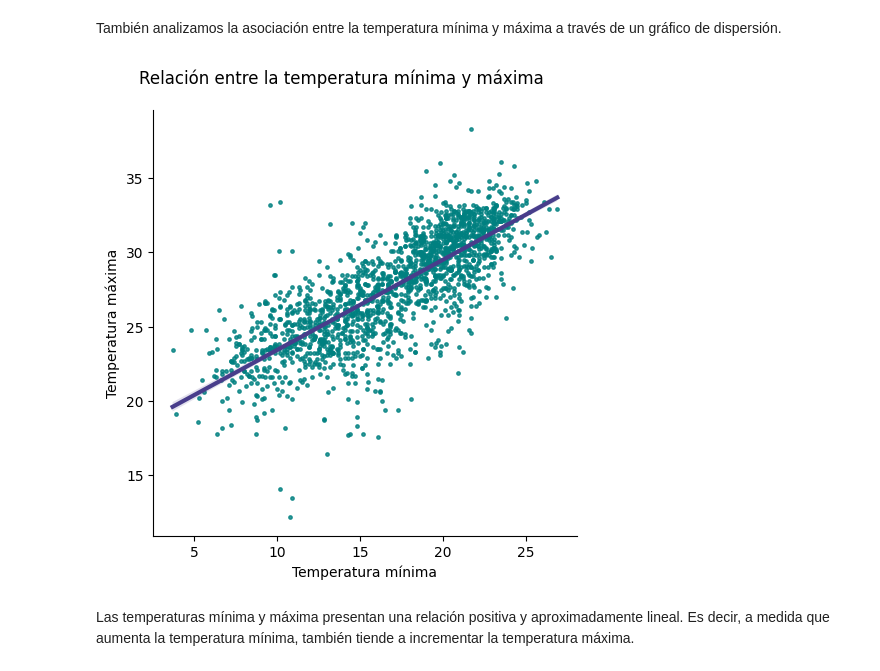
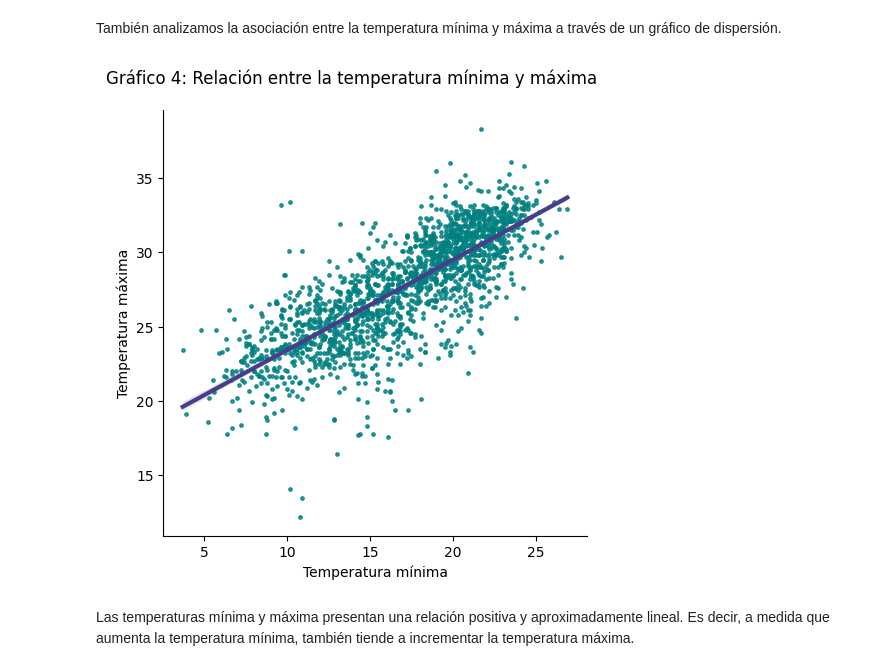
Before and after one commit to luciacordoba14/TP1-Python, a Jupyter notebook: Codigo.ipynb, the cells around one changed output. Drawn from its saved outputs; the diff is of its cells as text; code cells hidden in the pictures.

Commit message:
agrego nombre a los gráficos y algunas cosillas en las interpretacioens

```diff
--- a/Codigo.ipynb
+++ b/Codigo.ipynb
@@ -258,20 +261,20 @@ También analizamos la asociación entre la temperatura mínima y máxima a trav
 # %%
 g = sns.lmplot(
     data = datos,
     x = "t_min",
     y = "t_max",
     scatter_kws = {"s": 6, "color": "teal"},
     line_kws = {"color": "darkslateblue", "linewidth": 3}
 )
 
 g.set_xlabels("Temperatura mínima")
 g.set_ylabels("Temperatura máxima")
 g.fig.suptitle(
-    "Relación entre la temperatura mínima y máxima",
+    "Gráfico 4: Relación entre la temperatura mínima y máxima",
     y=1.05
 );
 # %% [output]
-[figure, old version]
+[figure, new version]
 # %% [markdown]
 Las temperaturas mínima y máxima presentan una relación positiva y aproximadamente lineal. Es decir, a medida que aumenta la temperatura mínima, también tiende a incrementar la temperatura máxima.
 # %% [markdown]
```
Also changed, not shown: parts of 18 cells of this notebook.
